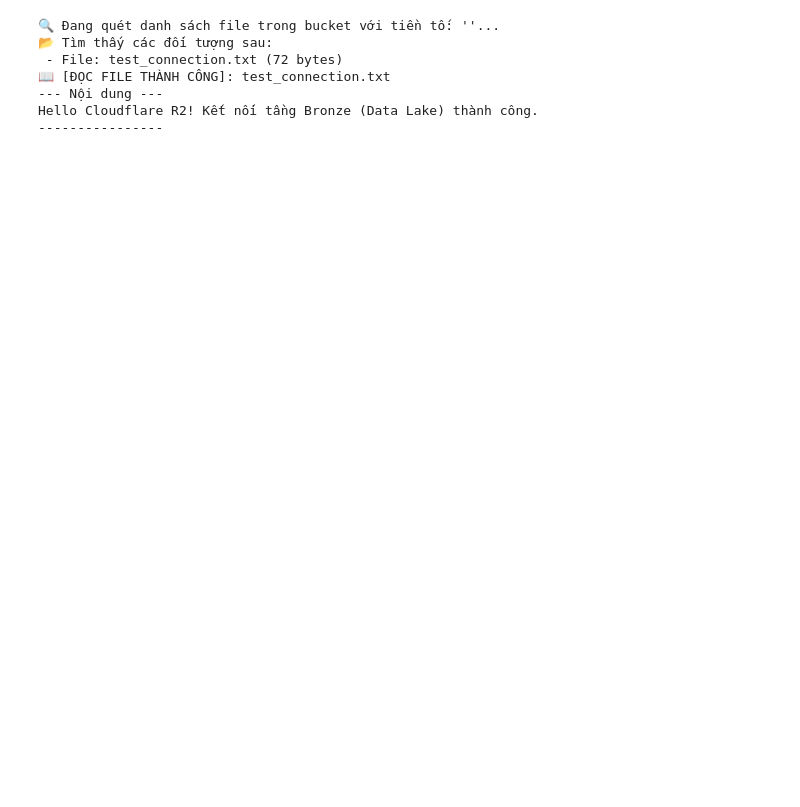
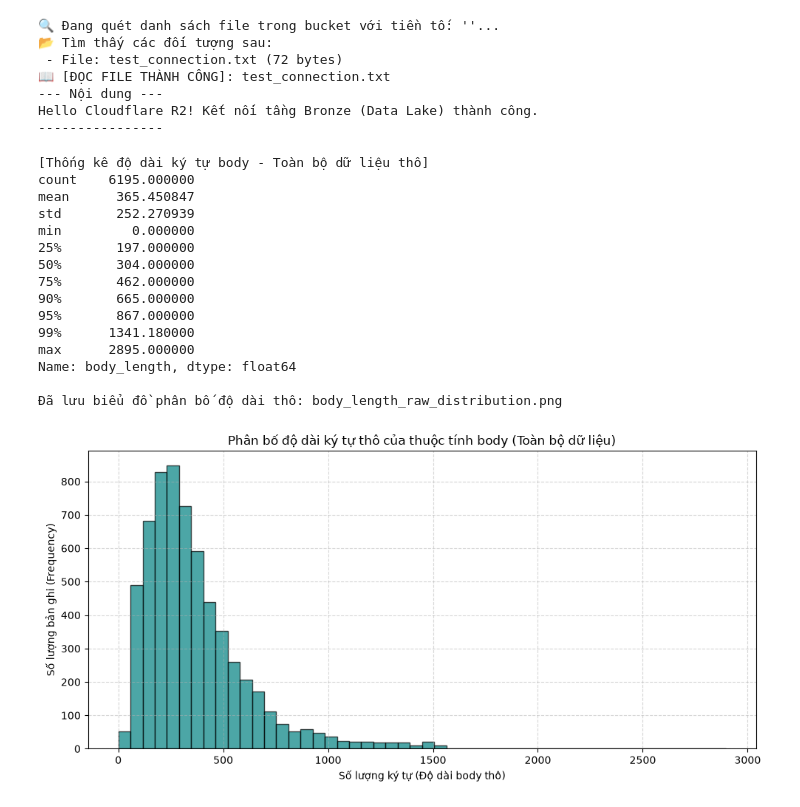
Before and after one commit to ngoquangtrai1903-source/danang-rental-lakehouse, a Jupyter notebook: notebooks/test.ipynb, the cells around one changed output. Saved outputs shown, nothing was run; the diff lists cells and outputs as text; code cells hidden in the pictures; blank space fills up the shorter version.

Commit message:
filter body's length

```diff
--- a/notebooks/test.ipynb
+++ b/notebooks/test.ipynb
@@ -112,0 +116,47 @@ print(df)
+# %%
+import pandas as pd
+import matplotlib.pyplot as plt
+
+# Đọc file dữ liệu (dùng raw string r"..." cho đường dẫn trên Windows)
+df = pd.read_csv(r"D:\PROJECTS\Data Science\data\final\rental_room.csv")
+
+# 1. Tính độ dài ký tự của cột body (Xử lý các giá trị NaN thành chuỗi rỗng)
+df["body_length"] = df["body"].fillna("").astype(str).str.len()
+
+# 2. In thống kê mô tả độ dài ký tự body (Thêm mốc 95% để quan sát kỹ hơn phần đuôi dài)
+print("\n[Thống kê độ dài ký tự body - Toàn bộ dữ liệu thô]")
+print(df["body_length"].describe(percentiles=[0.25, 0.5, 0.75, 0.9, 0.95, 0.99]))
+
+# 3. Vẽ biểu đồ Histogram phân bố thô (Không lọc bỏ bất kỳ bản ghi nào)
+fig, ax = plt.subplots(figsize=(10, 5))
+
+ax.hist(df["body_length"], bins=50, color='teal', edgecolor='black', alpha=0.7)
+
+ax.set(
+    xlabel="Số lượng ký tự (Độ dài body thô)",
+    ylabel="Số lượng bản ghi (Frequency)",
+    title="Phân bố độ dài ký tự thô của thuộc tính body (Toàn bộ dữ liệu)"
+)
+ax.grid(True, linestyle="--", alpha=0.5)
+
+plt.tight_layout()
+plt.savefig("body_length_raw_distribution.png", dpi=120)
+print("\nĐã lưu biểu đồ phân bố độ dài thô: body_length_raw_distribution.png")
+plt.show()
+# %% [output]
+[Thống kê độ dài ký tự body - Toàn bộ dữ liệu thô]
+count    6195.000000
+mean      365.450847
+std       252.270939
+min         0.000000
+25%       197.000000
+50%       304.000000
+75%       462.000000
+90%       665.000000
+95%       867.000000
+99%      1341.180000
+max      2895.000000
+Name: body_length, dtype: float64
+
+Đã lưu biểu đồ phân bố độ dài thô: body_length_raw_distribution.png
+[figure, added]
```
Also changed, not shown: parts of 1 cell of this notebook, 5 other files.
